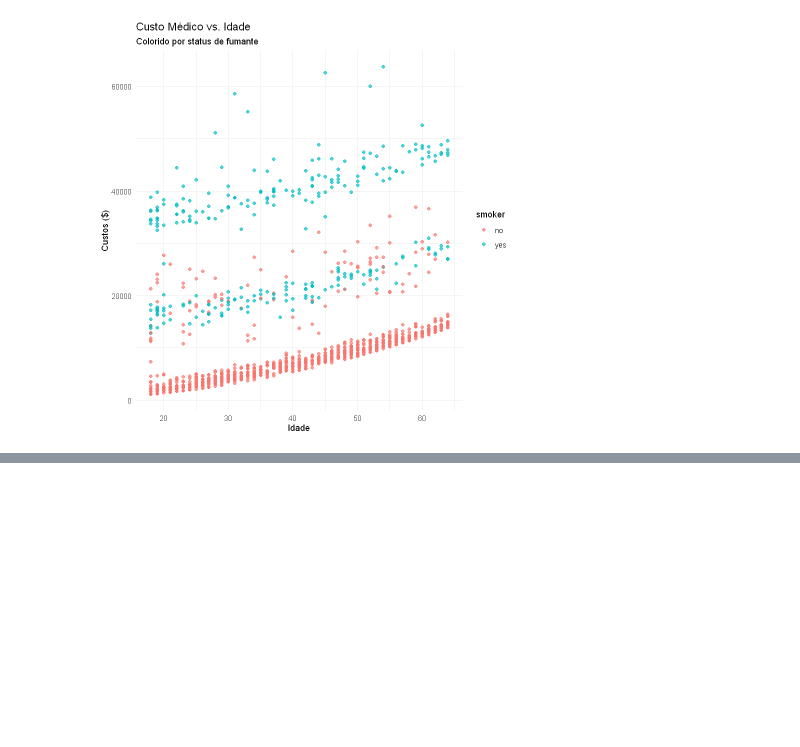
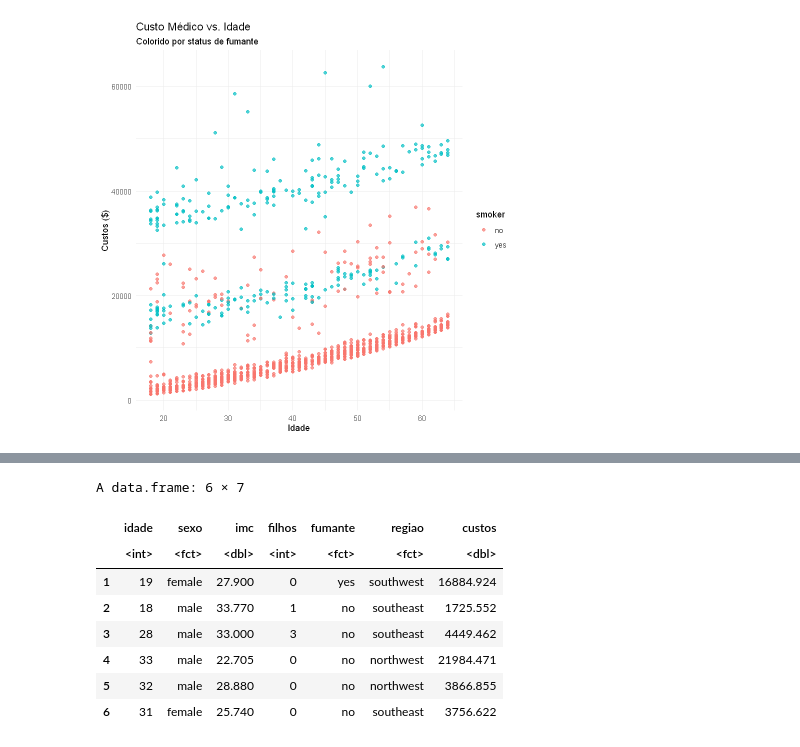
Before and after one commit to jfandre00/Trabalho_Final_Regressao, a Jupyter notebook: scripts/analise_custos_medicos.ipynb, the cells around one changed output, grey strips where cells are left out. Cells and saved outputs as stored; diff of their text form; code cells hidden in the pictures; blank space fills up the shorter version.

```diff
--- a/scripts/analise_custos_medicos.ipynb
+++ b/scripts/analise_custos_medicos.ipynb
@@ -185,0 +219,23 @@ par(mfrow = c(1, 1))
+# %%
+dados <- dados %>%
+     rename(
+       idade = age,
+       sexo = sex,
+       imc = bmi,
+       filhos = children,
+       fumante = smoker,
+       regiao = region,
+       custos = charges
+     )
+   head(dados)
+# Renomeia colunas para melhor organização e identificação de seus dados.
+# %% [output]
+A data.frame: 6 × 7
+|  | idade | sexo | imc | filhos | fumante | regiao | custos |
+|  | <int> | <fct> | <dbl> | <int> | <fct> | <fct> | <dbl> |
+| 1 | 19 | female | 27.900 | 0 | yes | southwest | 16884.924 |
+| 2 | 18 | male | 33.770 | 1 | no | southeast | 1725.552 |
+| 3 | 28 | male | 33.000 | 3 | no | southeast | 4449.462 |
+| 4 | 33 | male | 22.705 | 0 | no | northwest | 21984.471 |
+| 5 | 32 | male | 28.880 | 0 | no | northwest | 3866.855 |
+| 6 | 31 | female | 25.740 | 0 | no | southeast | 3756.622 |
```
Also changed, not shown: parts of 19 cells of this notebook.
